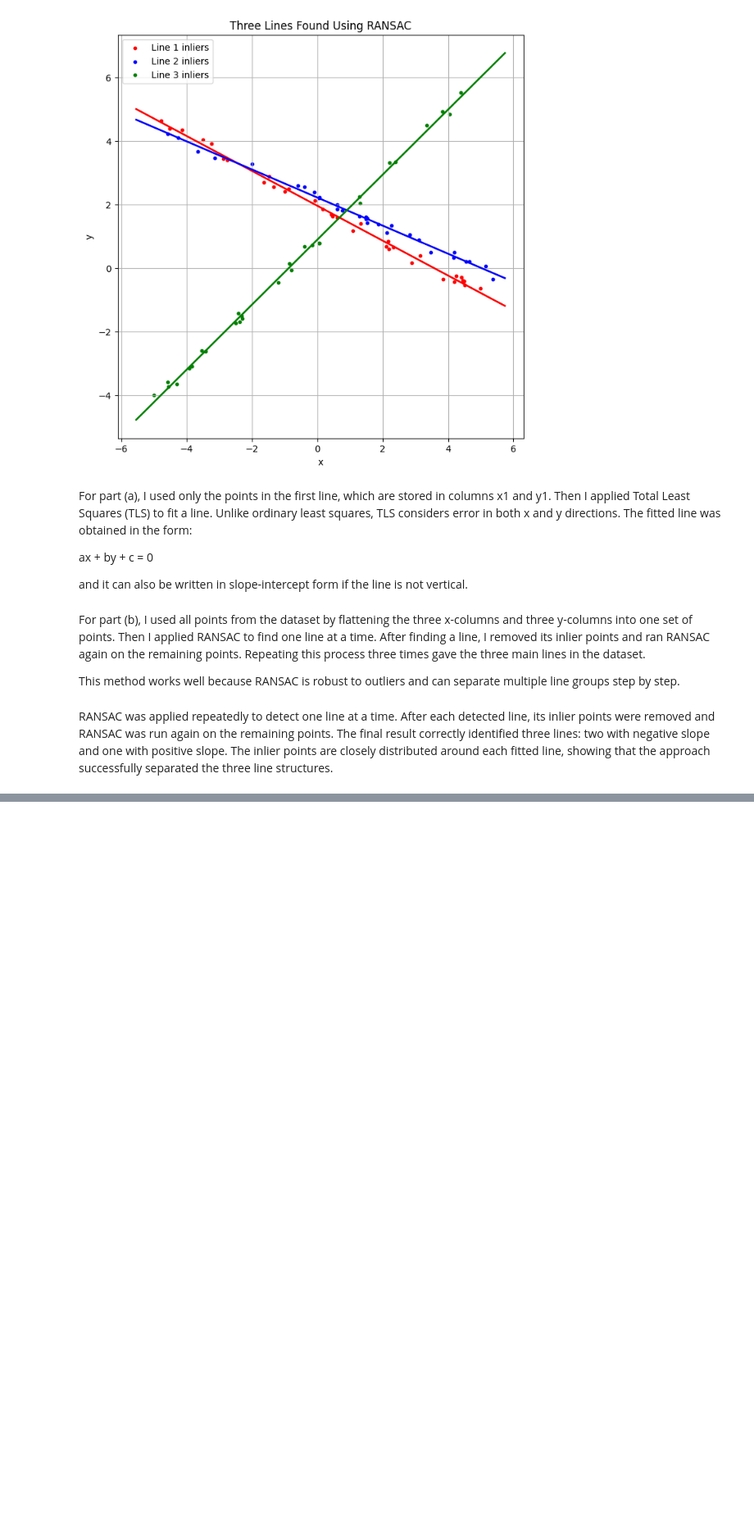
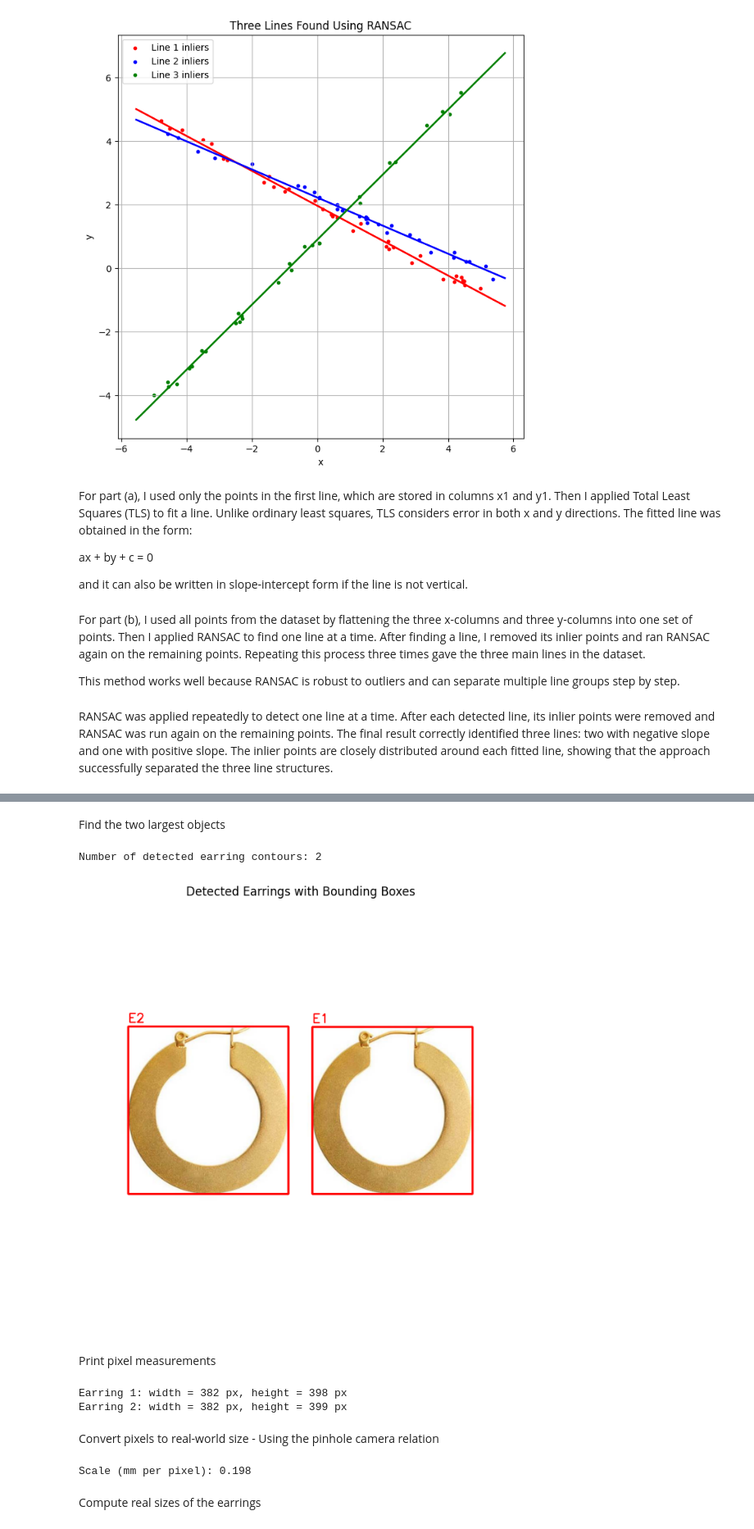
Before and after one commit to nishanc/Computer-Vision-A2, a Jupyter notebook: Assignment 2 on Fitting and Alignment.ipynb, the cells around one changed output, grey strips where cells are left out. Shown at 82% size. Cells and saved outputs as stored; diff of their text form; code cells hidden in the pictures; blank space fills up the shorter version.

```diff
--- a/Assignment 2 on Fitting and Alignment.ipynb
+++ b/Assignment 2 on Fitting and Alignment.ipynb
@@ -247,0 +304,53 @@ RANSAC was applied repeatedly to detect one line at a time. After each detected
+# %% [markdown]
+Find the two largest objects
+# %%
+contours, _ = cv.findContours(mask, cv.RETR_EXTERNAL, cv.CHAIN_APPROX_SIMPLE)
+
+# sort contours by area
+contours = sorted(contours, key=cv.contourArea, reverse=True)
+
+# keep the two largest contours
+earring_contours = contours[:2]
+
+print("Number of detected earring contours:", len(earring_contours))
+
+img_boxes = img_rgb.copy()
+
+for i, cnt in enumerate(earring_contours):
+    x, y, w, h = cv.boundingRect(cnt)
+    cv.rectangle(img_boxes, (x, y), (x+w, y+h), (255, 0, 0), 3)
+    cv.putText(img_boxes, f"E{i+1}", (x, y-10), cv.FONT_HERSHEY_SIMPLEX, 1, (255,0,0), 2)
+
+plt.figure(figsize=(8,8))
+plt.imshow(img_boxes)
+plt.title('Detected Earrings with Bounding Boxes')
+plt.axis('off')
+plt.show()
+# %% [output]
+Number of detected earring contours: 2
+[figure, added]
+# %% [markdown]
+Print pixel measurements
+# %%
+pixel_measurements = []
+
+for i, cnt in enumerate(earring_contours):
+    x, y, w, h = cv.boundingRect(cnt)
+    pixel_measurements.append((w, h))
+    print(f"Earring {i+1}: width = {w} px, height = {h} px")
+# %% [output]
+Earring 1: width = 382 px, height = 398 px
+Earring 2: width = 382 px, height = 399 px
+# %% [markdown]
+Convert pixels to real-world size - Using the pinhole camera relation
+# %%
+pixel_size_mm = 2.2e-3   # 2.2 micrometers = 0.0022 mm
+f_mm = 8.0
+Z_mm = 720.0
+
+scale_mm_per_pixel = (pixel_size_mm * Z_mm) / f_mm
+print("Scale (mm per pixel):", scale_mm_per_pixel)
+# %% [output]
+Scale (mm per pixel): 0.198
+# %% [markdown]
+Compute real sizes of the earrings
```
Also changed, not shown: parts of 6 cells of this notebook.
